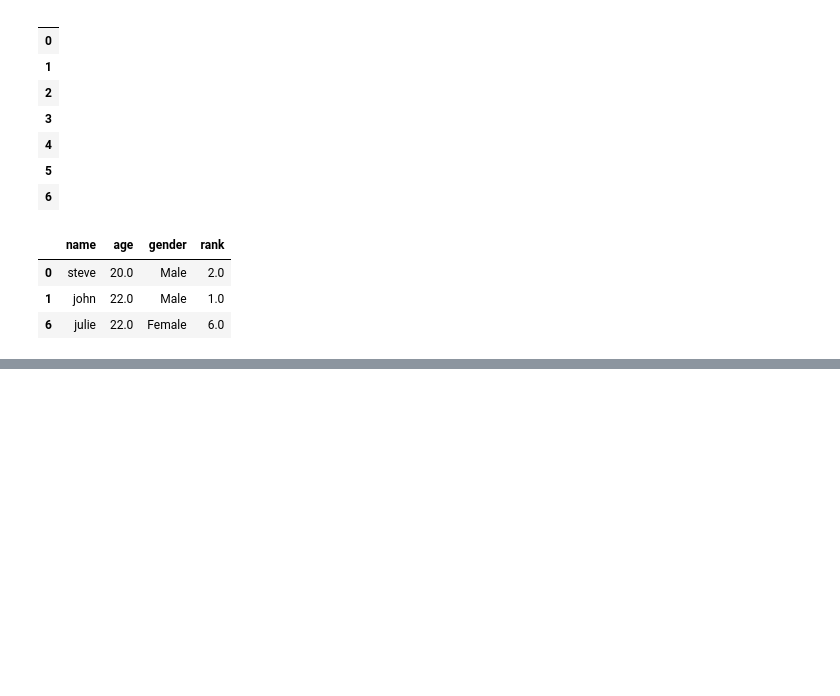
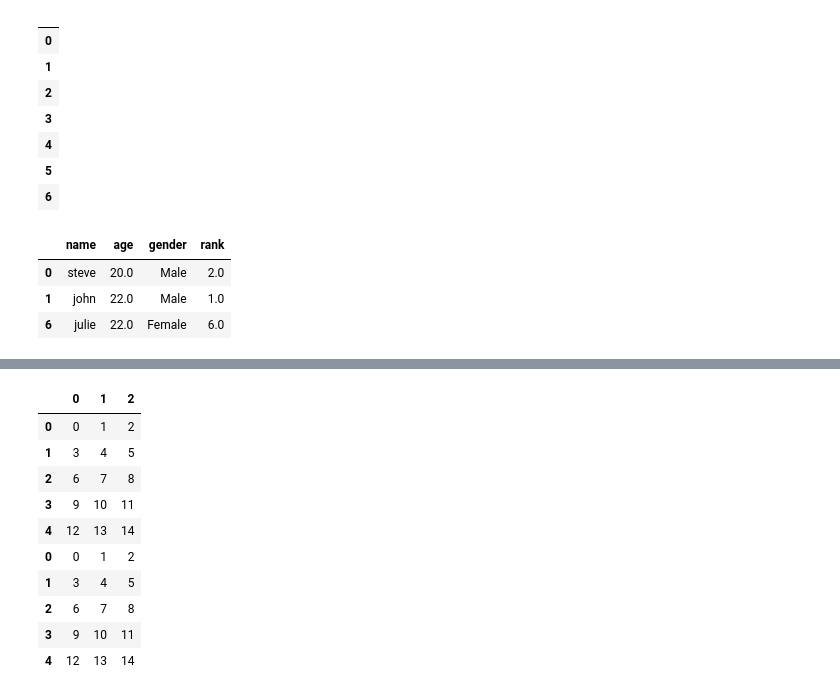
Before and after one commit to venkat56vanaparthi/data_science, a Jupyter notebook: numpy_pandas.ipynb, the cells around one changed output, grey strips where cells are left out. Drawn from its saved outputs; the diff is of its cells as text; code cells hidden in the pictures; blank space fills up the shorter version.

```diff
--- a/numpy_pandas.ipynb
+++ b/numpy_pandas.ipynb
@@ -248,0 +330,3 @@ ranking_df.dropna(axis=0)
+# %%
+DF_obj2 = DF_obj = DataFrame(np.arange(15).reshape(5, 3))
+DF_obj2
@@ -248,0 +349,14 @@ ranking_df.dropna(axis=0)
+# %%
+pd.concat([DF_obj, DF_obj2])
+# %% [output]
+|  | 0 | 1 | 2 |
+| 0 | 0 | 1 | 2 |
+| 1 | 3 | 4 | 5 |
+| 2 | 6 | 7 | 8 |
+| 3 | 9 | 10 | 11 |
+| 4 | 12 | 13 | 14 |
+| 0 | 0 | 1 | 2 |
+| 1 | 3 | 4 | 5 |
+| 2 | 6 | 7 | 8 |
+| 3 | 9 | 10 | 11 |
+| 4 | 12 | 13 | 14 |
```
Also changed, not shown: parts of 11 cells of this notebook.
